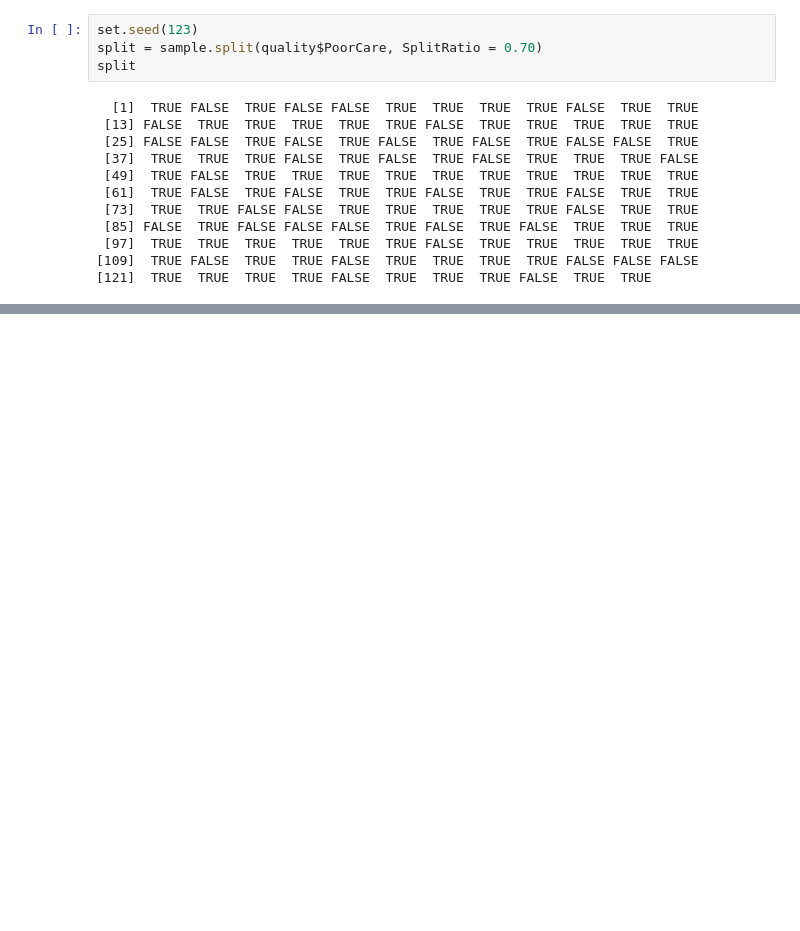
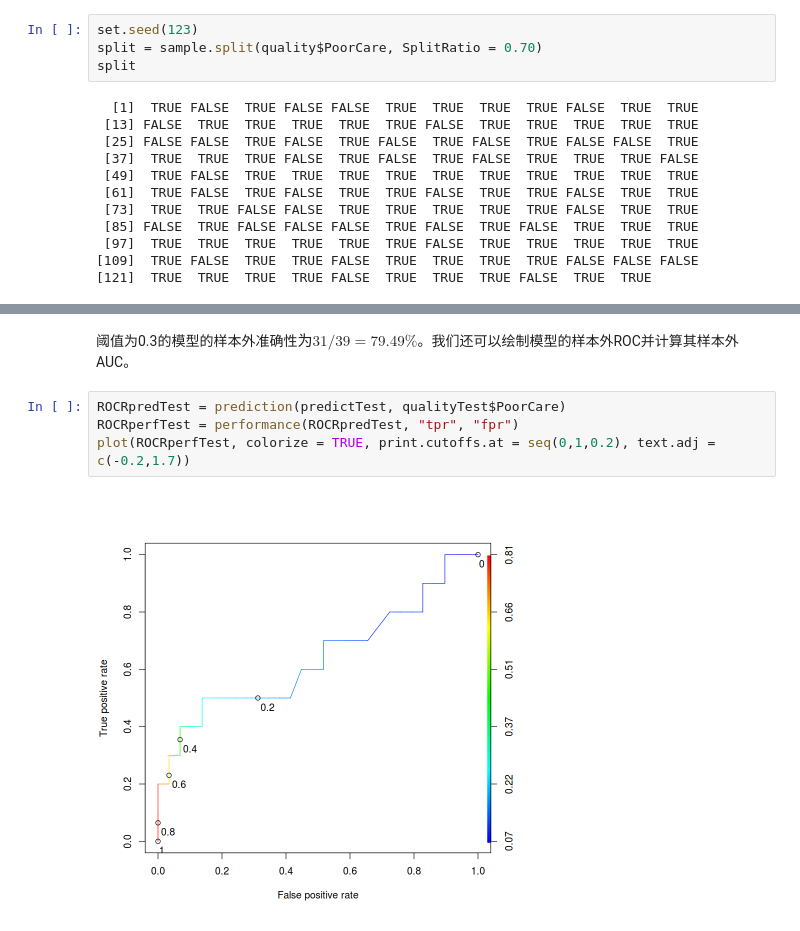
Before and after one commit to Jerrywang959/jerrywang_note, a Jupyter notebook: docs/R_study/Logistic_reg.ipynb, the cells around one changed output, grey strips where cells are left out. Drawn from its saved outputs; the diff is of its cells as text; blank space fills up the shorter version.

```diff
--- a/docs/R_study/Logistic_reg.ipynb
+++ b/docs/R_study/Logistic_reg.ipynb
@@ -101,0 +278,8 @@ split
+# %% [markdown]
+阈值为0.3的模型的样本外准确性$为31/39 = 79.49\%$。我们还可以绘制模型的样本外ROC并计算其样本外AUC。
+# %%
+ROCRpredTest = prediction(predictTest, qualityTest$PoorCare)
+ROCRperfTest = performance(ROCRpredTest, "tpr", "fpr")
+plot(ROCRperfTest, colorize = TRUE, print.cutoffs.at = seq(0,1,0.2), text.adj = c(-0.2,1.7))
+# %% [output]
+[figure, added]
```
Also changed, not shown: parts of 35 cells of this notebook, 4 other files.
